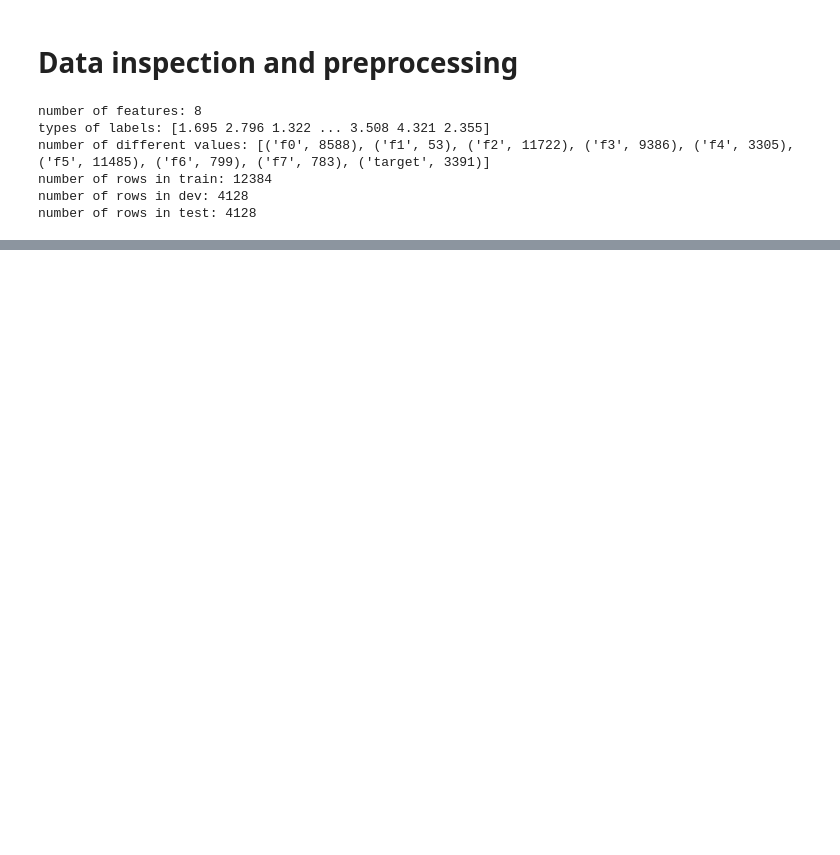
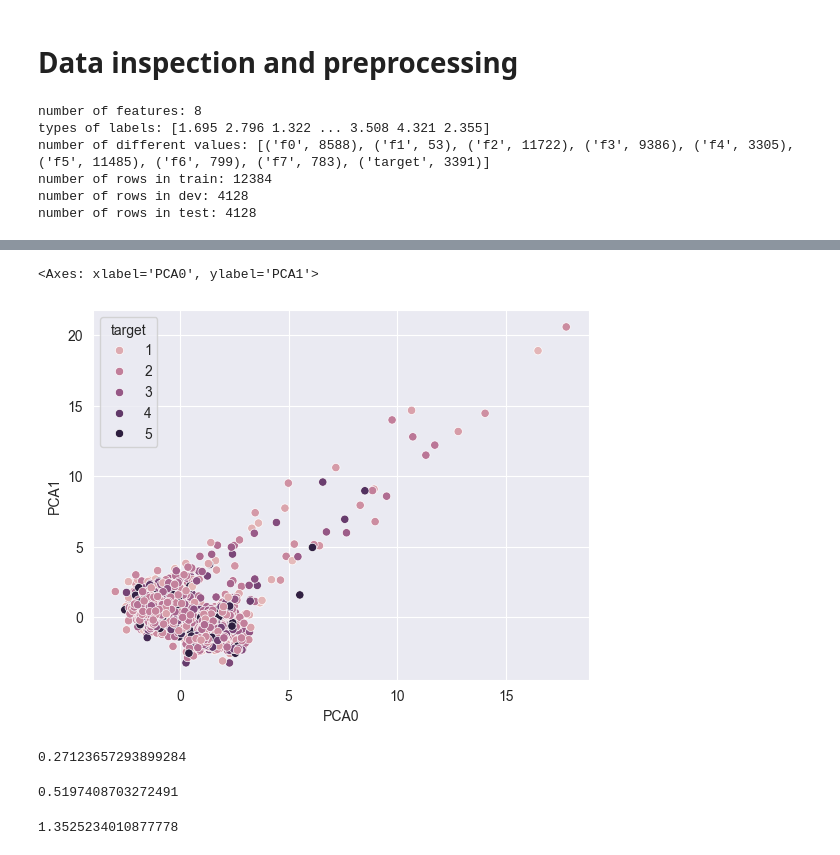
Before and after one commit to guy120494/AppliedMachineLearningCourseBGU, a Jupyter notebook: hw3/experiment.ipynb, the cells around one changed output, grey strips where cells are left out. Cells and saved outputs as stored; diff of their text form; code cells hidden in the pictures; blank space fills up the shorter version.

Commit message:
Added PCA + few models

```diff
--- a/hw3/experiment.ipynb
+++ b/hw3/experiment.ipynb
@@ -84,0 +117,8 @@ train.groupby('target').describe()
+# %%
+from sklearn.preprocessing import StandardScaler
+from sklearn.pipeline import make_pipeline
+from sklearn.decomposition import PCA
+pca = make_pipeline(StandardScaler(), PCA(n_components=2))
+pca.fit(train_features)
+pca_train_features = pd.DataFrame(pca.transform(train_features), columns=[f'PCA{i}' for i in range(2)])
+pca_train_features
@@ -84,0 +139,32 @@ train.groupby('target').describe()
+# %%
+pca_train = pd.concat([pca_train_features, train_labels], ignore_index=True, axis=1)
+pca_train.columns = ['PCA0','PCA1','target']
+sns.scatterplot(data=pca_train, x='PCA0', y='PCA1', hue='target')
+# %% [output]
+<Axes: xlabel='PCA0', ylabel='PCA1'>
+[figure, added]
+# %%
+from sklearn.ensemble import RandomForestRegressor
+rf = RandomForestRegressor(n_estimators=100)
+rf.fit(train_features, train_labels)
+pred = rf.predict(dev_features)
+metrics.mean_squared_error(pred, dev_labels)
+# %% [output]
+0.27123657293899284
+# %%
+from sklearn.linear_model import LinearRegression
+
+reg = LinearRegression()
+reg.fit(train_features, train_labels)
+pred = reg.predict(dev_features)
+metrics.mean_squared_error(pred, dev_labels)
+# %% [output]
+0.5197408703272491
+# %%
+from sklearn import svm
+svr = svm.SVR()
+svr.fit(train_features, train_labels)
+pred = svr.predict(dev_features)
+metrics.mean_squared_error(pred, dev_labels)
+# %% [output]
+1.3525234010877778
```
Also changed, not shown: parts of 7 cells of this notebook.
